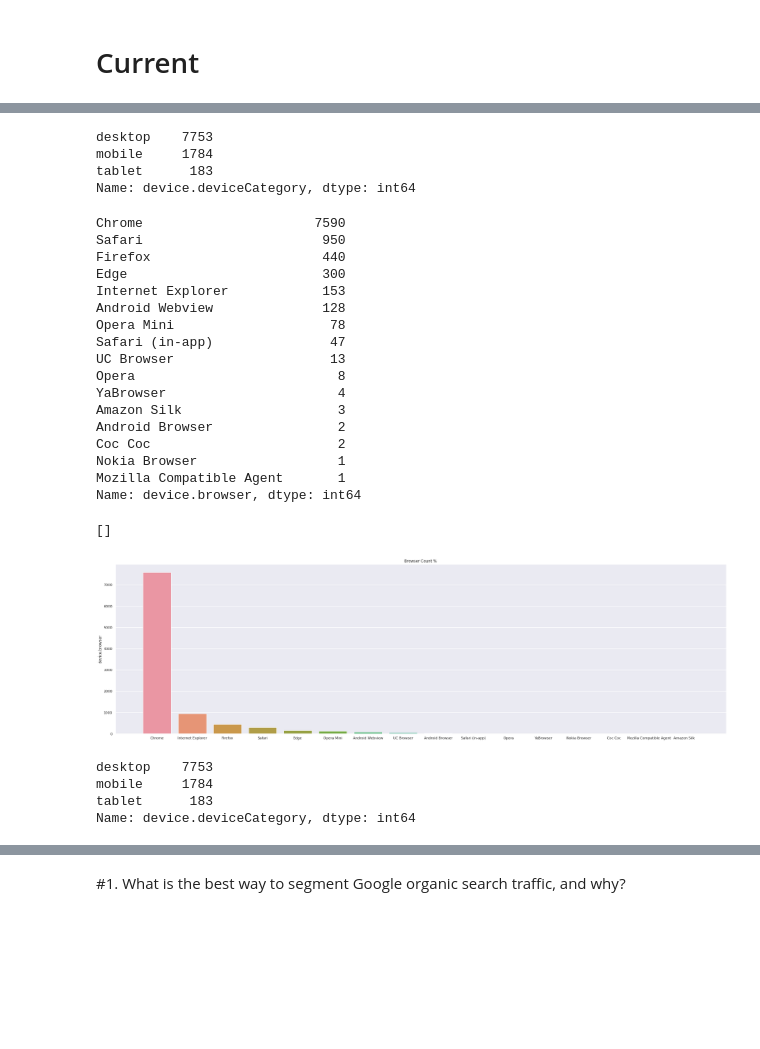
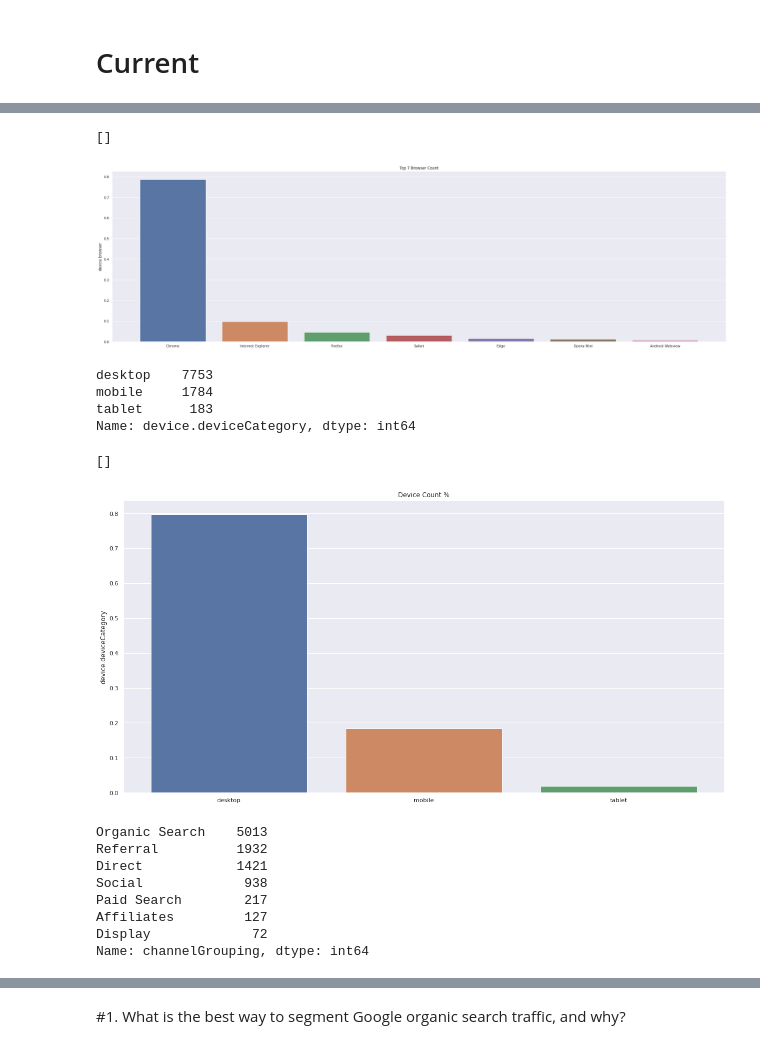
Before and after one commit to cmannnn/workhuman_data_analytic_canidate_exercise, a Jupyter notebook: workhuman_data_analytic_canidate_exercise.ipynb, the cells around one changed output, grey strips where cells are left out. Cells and saved outputs as stored; diff of their text form; code cells hidden in the pictures; blank space fills up the shorter version.

```diff
--- a/workhuman_data_analytic_canidate_exercise.ipynb
+++ b/workhuman_data_analytic_canidate_exercise.ipynb
@@ -98 +105,10 @@ df.head(3)
+# %%
+# browser count
+ax, fig = plt.subplots(figsize = (35,10))
+ax = sns.barplot(x = df['device.browser'].unique()[:7], y = df['device.browser'].value_counts()[:7] / df['device.browser'].value_counts()[:7].sum())
+plt.title('Top 7 Browser Count')
+plt.plot()
+# %% [output]
+[]
+[figure, added]
 # %%
@@ -102,39 +119,24 @@ desktop    7753
 mobile     1784
 tablet      183
 Name: device.deviceCategory, dtype: int64
-# %%
-df['device.browser'].value_counts()
-# %% [output]
-Chrome                      7590
-Safari                       950
-Firefox                      440
-Edge                         300
-Internet Explorer            153
-Android Webview              128
-Opera Mini                    78
-Safari (in-app)               47
-UC Browser                    13
-Opera                          8
-YaBrowser                      4
-Amazon Silk                    3
-Android Browser                2
-Coc Coc                        2
-Nokia Browser                  1
-Mozilla Compatible Agent       1
-Name: device.browser, dtype: int64
 # %%
-# browser count
-ax, fig = plt.subplots(figsize = (35,10))
-ax = sns.barplot(x = df['device.browser'].unique(), y = df['device.browser'].value_counts())
-plt.title('Browser Count %')
+# device category count
+ax, fig = plt.subplots(figsize = (20,10))
+sns.barplot(x = df['device.deviceCategory'].unique(), y = df['device.deviceCategory'].value_counts() / df['device.deviceCategory'].value_counts().sum())
+plt.title('Device Count %')
 plt.plot()
 # %% [output]
 []
-[figure, old version]
+[figure, new version]
-# %%
-df['device.deviceCategory'].value_counts()
-# %% [output]
-desktop    7753
-mobile     1784
-tablet      183
-Name: device.deviceCategory, dtype: int64
+# %%
+# which channel users used to access site
+df['channelGrouping'].value_counts()
+# %% [output]
+Organic Search    5013
+Referral          1932
+Direct            1421
+Social             938
+Paid Search        217
+Affiliates         127
+Display             72
+Name: channelGrouping, dtype: int64
```
Also changed, not shown: parts of 41 cells of this notebook.
